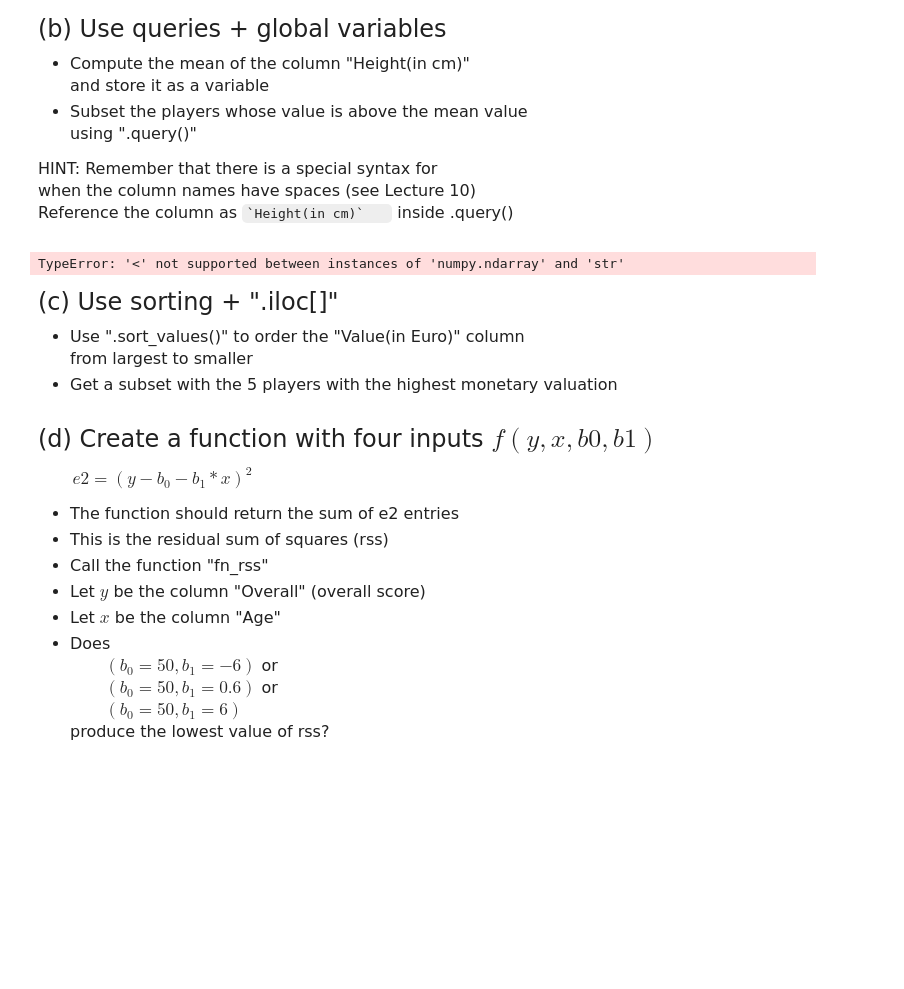
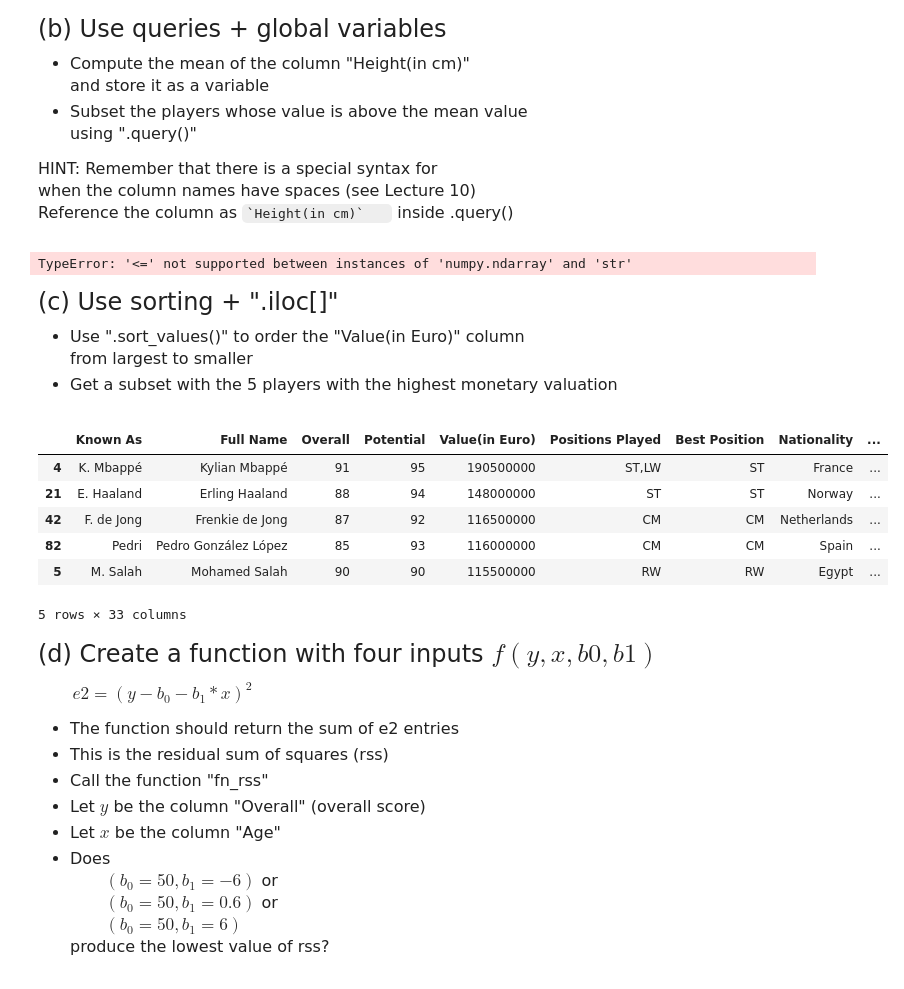
Before and after one commit to MannyBett/EmoryQTM151, a Jupyter notebook: Lecture 12/Quiz 2 - Section 4/Quiz 2 - Section 4.ipynb, the cells around one changed output. Drawn from its saved outputs; the diff is of its cells as text; code cells hidden in the pictures; blank space fills up the shorter version.

````diff
--- a/Lecture 12/Quiz 2 - Section 4/Quiz 2 - Section 4.ipynb
+++ b/Lecture 12/Quiz 2 - Section 4/Quiz 2 - Section 4.ipynb
@@ -128,10 +142,11 @@ when the column names have spaces (see Lecture 10) <br>
 Reference the column as ``` `Height(in cm)`    ``` inside .query()
 # %%
 # Write your own code
-avg_height=fifa["Height(in cm)"].mean()
-Above_Average_Height=fifa.query("'Height (in cm)'" > avg_height)
+avg_height = fifa["Height(in cm)"].mean()
+
+Above_Average_Height=fifa.query("'Height (in cm)' >= @avg_height")
 # %% [output]
-TypeError: '<' not supported between instances of 'numpy.ndarray' and 'str'
+TypeError: '<=' not supported between instances of 'numpy.ndarray' and 'str'
 # %% [markdown]
 <font size = "5">
 
@@ -147,3 +160,15 @@ from largest to smaller
+# %%
+# Write your own code
+DescendingValue=fifa.sort_values(by="Value(in Euro)",ascending=False)
+display(DescendingValue.iloc[0:5,:])
+# %% [output]
+|  | Known As | Full Name | Overall | Potential | Value(in Euro) | Positions Played | Best Position | Nationality | ... |
+| 4 | K. Mbappé | Kylian Mbappé | 91 | 95 | 190500000 | ST,LW | ST | France | ... |
+| 21 | E. Haaland | Erling Haaland | 88 | 94 | 148000000 | ST | ST | Norway | ... |
+| 42 | F. de Jong | Frenkie de Jong | 87 | 92 | 116500000 | CM | CM | Netherlands | ... |
+| 82 | Pedri | Pedro González López | 85 | 93 | 116000000 | CM | CM | Spain | ... |
+| 5 | M. Salah | Mohamed Salah | 90 | 90 | 115500000 | RW | RW | Egypt | ... |
+5 rows × 33 columns
 # %% [markdown]
 <font size = "5">
 
````
Also changed, not shown: parts of 8 cells of this notebook, 1 other file.
